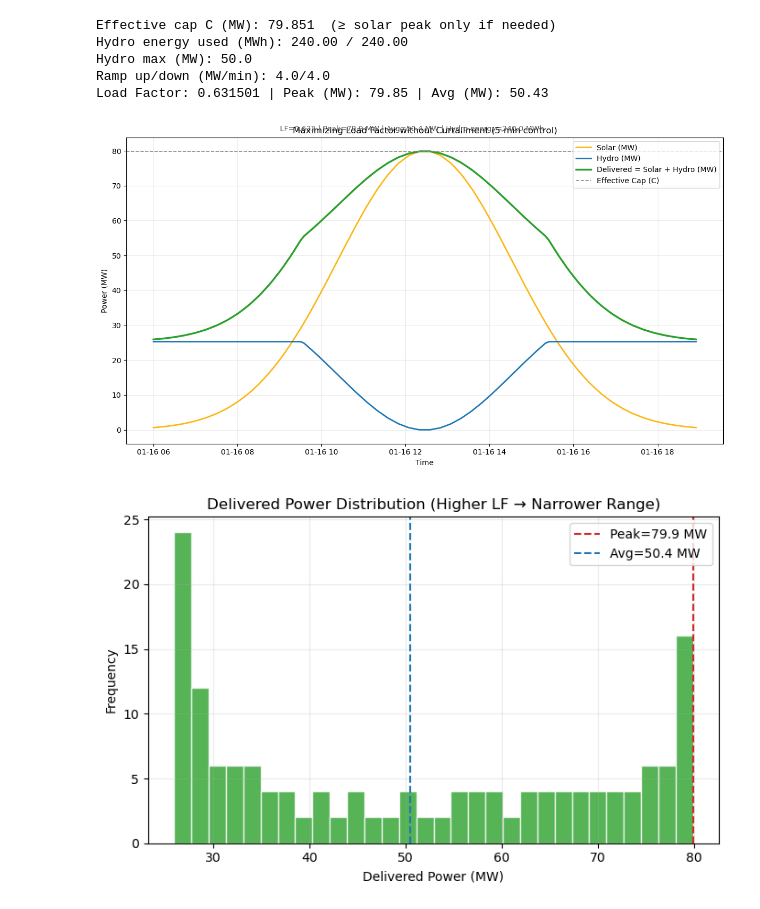
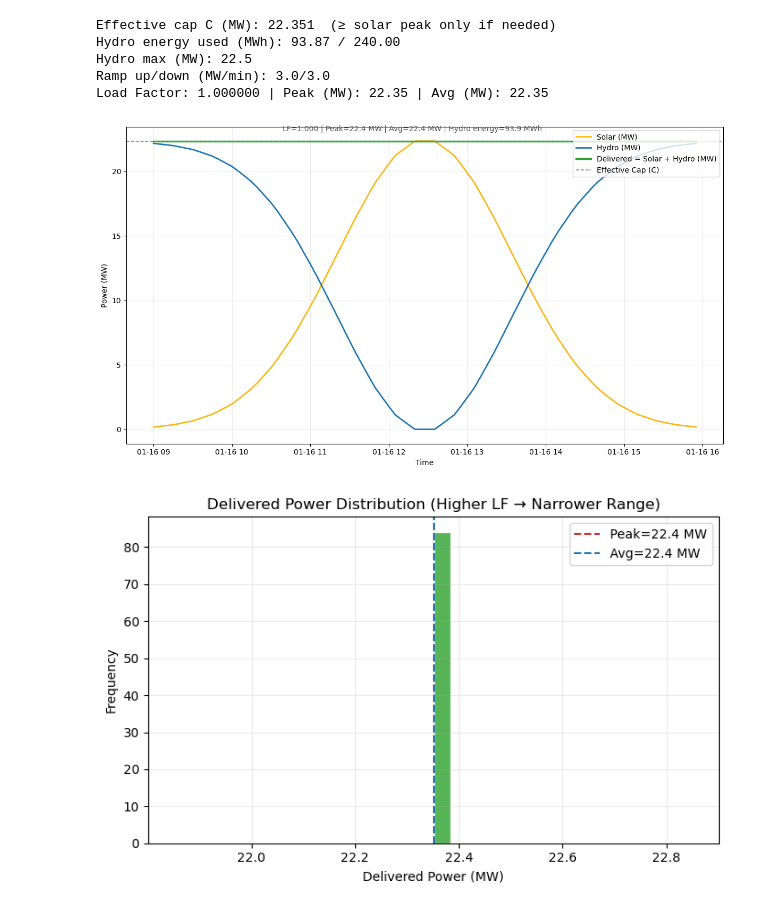
Before and after one commit to Mapraw/MPC_Solar_BESS, a Jupyter notebook: H2_hydro.ipynb, the cells around one changed output. Saved outputs shown, nothing was run; the diff lists cells and outputs as text; code cells hidden in the pictures.

```diff
--- a/H2_hydro.ipynb
+++ b/H2_hydro.ipynb
@@ -245,20 +244,20 @@ def compute_hydro_max_LF_no_curtailment(
 
 if __name__ == "__main__":
     # Example solar profile: 06:00–19:00, 15-min points (inclusive-left)
-    start = pd.Timestamp("2026-01-16 06:00")
-    end = pd.Timestamp("2026-01-16 19:00")
+    start = pd.Timestamp("2026-01-16 09:00")
+    end = pd.Timestamp("2026-01-16 16:00")
     idx_15 = pd.date_range(start, end, freq="15min", inclusive="left")
     n15 = len(idx_15)
 
     # Synthetic bell-shaped solar (MW) peaking near noon (~80 MW)
     x = np.linspace(-2.2, 2.2, n15)
-    solar_15 = 80 * np.exp(-x**2)
+    solar_15 = 22.5 * np.exp(-x**2)
 
     # Hydro constraints
-    hydro_max_mw = 50.0
+    hydro_max_mw = 22.5
     hydro_energy_mwh_total = 240.0   # daily usable energy for this window
-    ramp_up_mw_per_min = 4.0
-    ramp_dn_mw_per_min = 4.0
+    ramp_up_mw_per_min = 3.0
+    ramp_dn_mw_per_min = 3.0
     initial_hydro_mw = None          # or set e.g. 20.0 to test initial/ramp feasibility
 
     # Run optimizer at 5-min control step
@@ -291,38 +290,38 @@ if __name__ == "__main__":
         # ---------- Plot 1: time series ----------
         plt.figure(figsize=(12, 7))
         plt.plot(idx_5, solar_5, label="Solar (MW)", color="#FDB714", linewidth=2.0)
         plt.plot(idx_5, hydro, label="Hydro (MW)", color="#1F77B4", linewidth=2.0)
         plt.plot(idx_5, delivered, label="Delivered = Solar + Hydro (MW)", color="#2CA02C", linewidth=2.5)
         plt.axhline(C_eff, color="#888", linestyle="--", linewidth=1.2, label="Effective Cap (C)")
 
-        plt.title("Maximizing Load Factor without Curtailment (5-min control)")
+        # plt.title("Maximizing Load Factor without Curtailment (5-min control)")
         plt.xlabel("Time")
         plt.ylabel("Power (MW)")
         plt.grid(True, alpha=0.25)
         plt.legend(loc="upper right")
         subtitle = (f"LF={result['load_factor']:.3f} | Peak={result['peak_mw']:.1f} MW | "
                     f"Avg={result['avg_mw']:.1f} MW | Hydro energy={result['used_hydro_energy_mwh']:.1f} MWh")
         plt.suptitle(subtitle, y=0.94, fontsize=10, color="#555")
         plt.tight_layout()
         plt.show()
 
         # ---------- Plot 2: histogram of delivered (shape flatness) ----------
         plt.figure(figsize=(7, 4.5))
         plt.hist(delivered, bins=30, color="#2CA02C", alpha=0.8, edgecolor="white")
         plt.axvline(np.max(delivered), color="#D62728", linestyle="--", label=f"Peak={np.max(delivered):.1f} MW")
         plt.axvline(np.mean(delivered), color="#1F77B4", linestyle="--", label=f"Avg={np.mean(delivered):.1f} MW")
         plt.title("Delivered Power Distribution (Higher LF → Narrower Range)")
         plt.xlabel("Delivered Power (MW)")
         plt.ylabel("Frequency")
         plt.grid(True, alpha=0.25)
         plt.legend()
         plt.tight_layout()
         plt.show()
 # %% [output]
-Effective cap C (MW): 79.851  (≥ solar peak only if needed)
-Hydro energy used (MWh): 240.00 / 240.00
-Hydro max (MW): 50.0
-Ramp up/down (MW/min): 4.0/4.0
-Load Factor: 0.631501 | Peak (MW): 79.85 | Avg (MW): 50.43
+Effective cap C (MW): 22.351  (≥ solar peak only if needed)
+Hydro energy used (MWh): 93.87 / 240.00
+Hydro max (MW): 22.5
+Ramp up/down (MW/min): 3.0/3.0
+Load Factor: 1.000000 | Peak (MW): 22.35 | Avg (MW): 22.35
-[figure, old version]
+[figure, new version]
-[figure, old version]
+[figure, new version]
```
Also changed, not shown: parts of 1 cell of this notebook, 15 other files.
